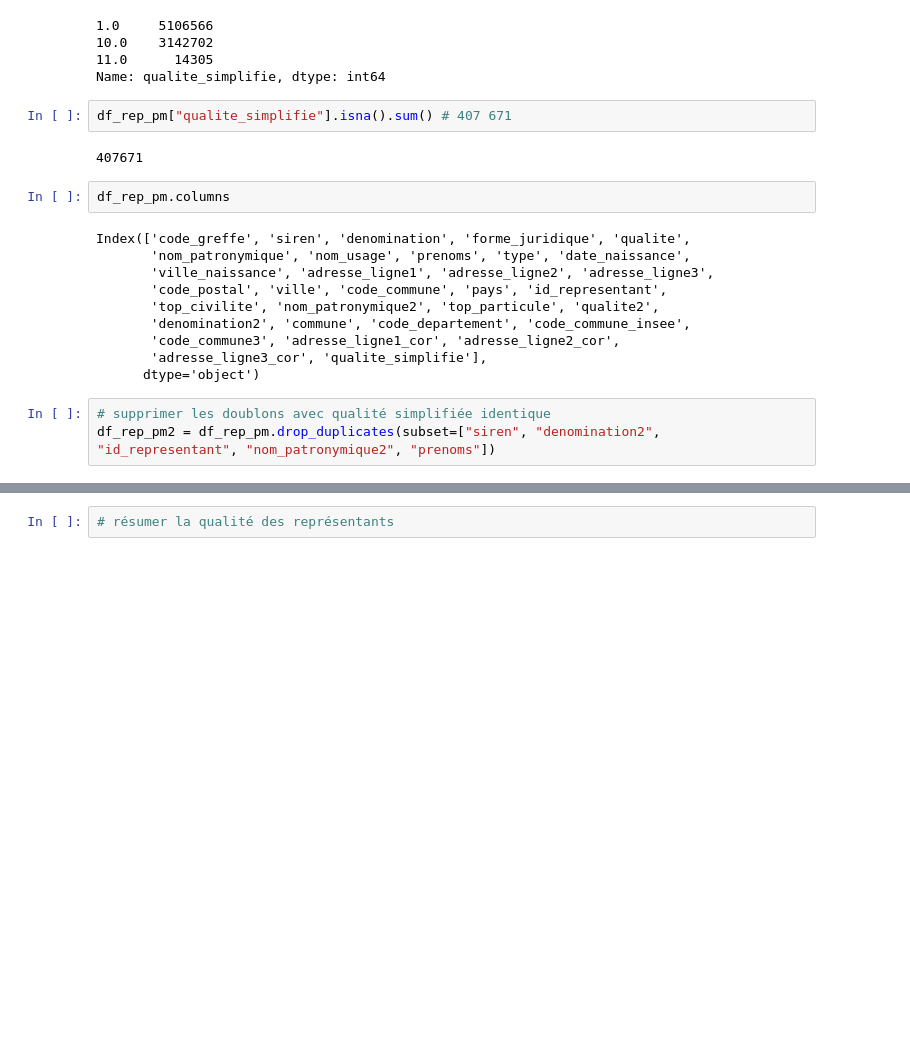
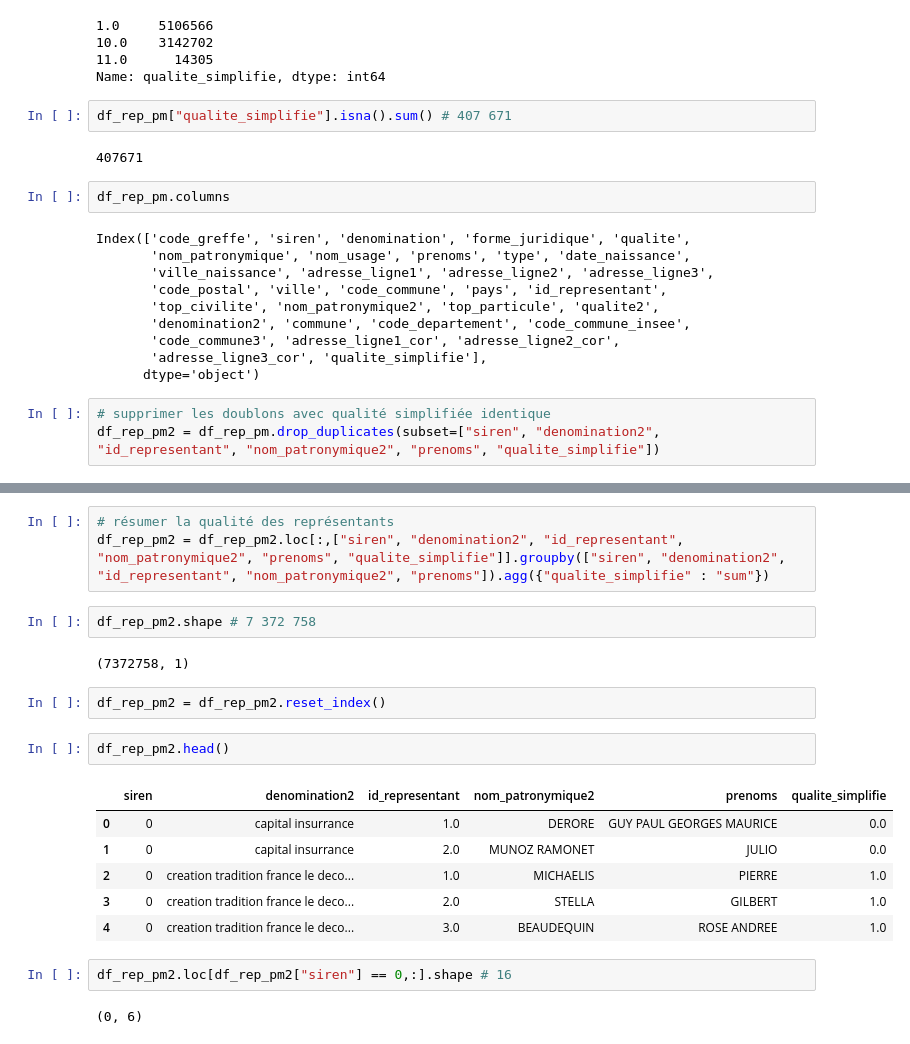
Before and after one commit to raphaeleadjerad/data_inpi, a Jupyter notebook: code/construction_table_societes_representants.ipynb, the cells around one changed output, grey strips where cells are left out. Drawn from its saved outputs; the diff is of its cells as text; blank space fills up the shorter version.

```diff
--- a/code/construction_table_societes_representants.ipynb
+++ b/code/construction_table_societes_representants.ipynb
@@ -304,4 +302,4 @@ Index(['code_greffe', 'siren', 'denomination', 'forme_juridique', 'qualite',
       dtype='object')
 # %%
 # supprimer les doublons avec qualité simplifiée identique
-df_rep_pm2 = df_rep_pm.drop_duplicates(subset=["siren", "denomination2", "id_representant", "nom_patronymique2", "prenoms"])
+df_rep_pm2 = df_rep_pm.drop_duplicates(subset=["siren", "denomination2", "id_representant", "nom_patronymique2", "prenoms", "qualite_simplifie"])
@@ -310,4 +314,24 @@ df_rep_pm2.shape # 7 384 566
 # %% [output]
 (7384566, 32)
-# %%
-# résumer la qualité des représentants
+# %%
+# résumer la qualité des représentants
+df_rep_pm2 = df_rep_pm2.loc[:,["siren", "denomination2", "id_representant", "nom_patronymique2", "prenoms", "qualite_simplifie"]].groupby(["siren", "denomination2", "id_representant", "nom_patronymique2", "prenoms"]).agg({"qualite_simplifie" : "sum"})
+# %%
+df_rep_pm2.shape # 7 372 758
+# %% [output]
+(7372758, 1)
+# %%
+df_rep_pm2 = df_rep_pm2.reset_index()
+# %%
+df_rep_pm2.head()
+# %% [output]
+|  | siren | denomination2 | id_representant | nom_patronymique2 | prenoms | qualite_simplifie |
+| 0 | 0 | capital insurrance | 1.0 | DERORE | GUY PAUL GEORGES MAURICE | 0.0 |
+| 1 | 0 | capital insurrance | 2.0 | MUNOZ RAMONET | JULIO | 0.0 |
+| 2 | 0 | creation tradition france le deco... | 1.0 | MICHAELIS | PIERRE | 1.0 |
+| 3 | 0 | creation tradition france le deco... | 2.0 | STELLA | GILBERT | 1.0 |
+| 4 | 0 | creation tradition france le deco... | 3.0 | BEAUDEQUIN | ROSE ANDREE | 1.0 |
+# %%
+df_rep_pm2.loc[df_rep_pm2["siren"] == 0,:].shape # 16
+# %% [output]
+(0, 6)
```
Also changed, not shown: parts of 15 cells of this notebook, 1 other file.
